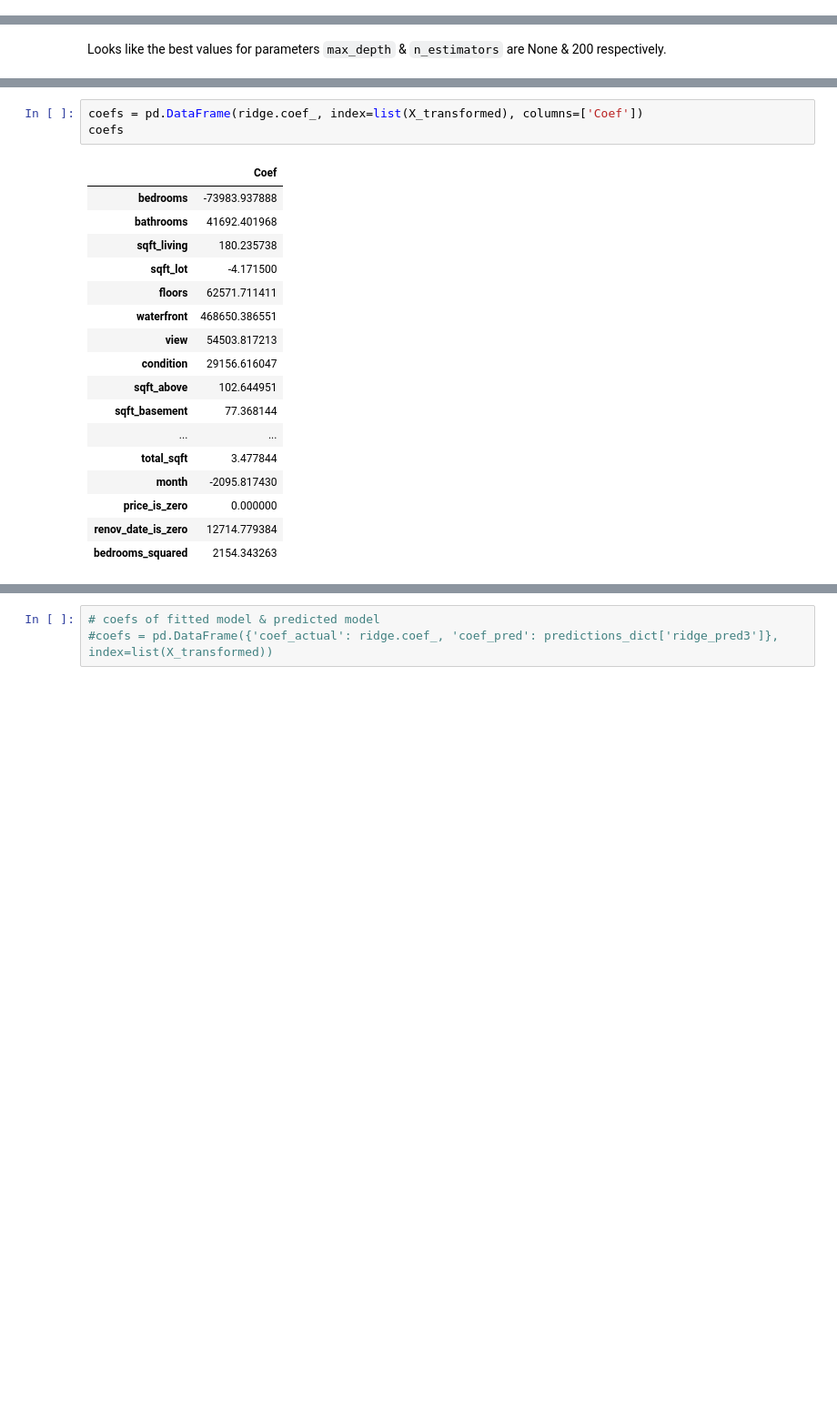
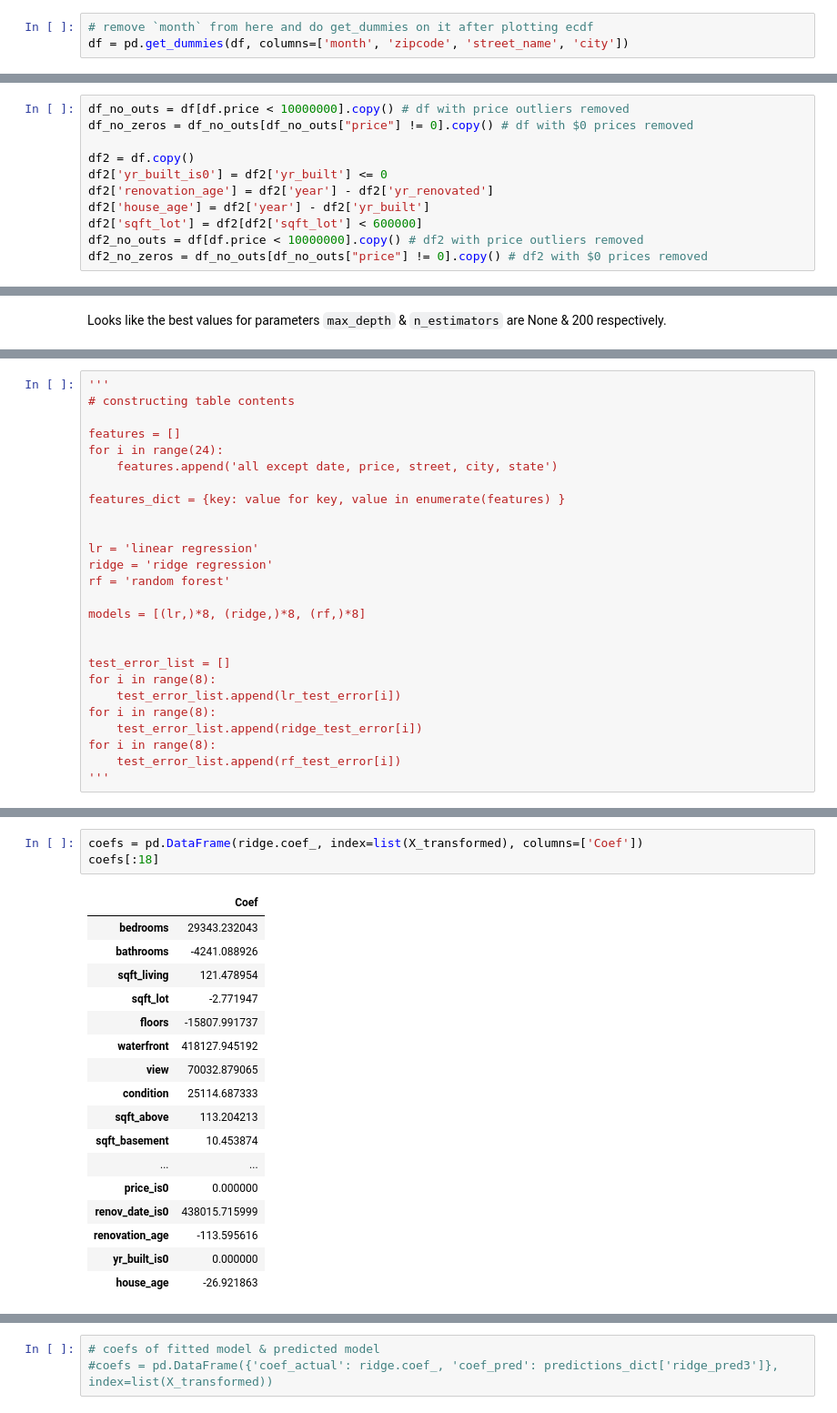
Before and after one commit to hmseyoum/Capstone-Project-1, a Jupyter notebook: Data Modeling.ipynb, the cells around one changed output, grey strips where cells are left out. Shown at 91% size. Drawn from its saved outputs; the diff is of its cells as text; blank space fills up the shorter version.

```diff
--- a/Data Modeling.ipynb
+++ b/Data Modeling.ipynb
@@ -84,0 +69,3 @@ df_no_zeros = df_no_outs[df_no_outs["price"] != 0].copy()
+# %%
+# remove `month` from here and do get_dummies on it after plotting ecdf
+df = pd.get_dummies(df, columns=['month', 'zipcode', 'street_name', 'city'])
@@ -85,3 +84,14 @@ df_no_zeros = df_no_outs[df_no_outs["price"] != 0].copy()
+# %%
+df_no_outs = df[df.price < 10000000].copy() # df with price outliers removed
+df_no_zeros = df_no_outs[df_no_outs["price"] != 0].copy() # df with $0 prices removed
+
+df2 = df.copy()
+df2['yr_built_is0'] = df2['yr_built'] <= 0
+df2['renovation_age'] = df2['year'] - df2['yr_renovated']
+df2['house_age'] = df2['year'] - df2['yr_built']
+df2['sqft_lot'] = df2[df2['sqft_lot'] < 600000]
+df2_no_outs = df[df.price < 10000000].copy() # df2 with price outliers removed
+df2_no_zeros = df_no_outs[df_no_outs["price"] != 0].copy() # df2 with $0 prices removed
 # %% [markdown]
 ## Statistical Data Analysis
 # %%
@@ -386,0 +403,26 @@ for sets in train_test_dicts:
+# %%
+'''
+# constructing table contents
+
+features = []
+for i in range(24):
+    features.append('all except date, price, street, city, state')
+
+features_dict = {key: value for key, value in enumerate(features) }
+
+
+lr = 'linear regression'
+ridge = 'ridge regression'
+rf = 'random forest'
+
+models = [(lr,)*8, (ridge,)*8, (rf,)*8]
+
+
+test_error_list = []
+for i in range(8):
+    test_error_list.append(lr_test_error[i])
+for i in range(8):
+    test_error_list.append(ridge_test_error[i])
+for i in range(8):
+    test_error_list.append(rf_test_error[i])
+'''
@@ -451,21 +487,21 @@ The coefficient of the term represents the change in the mean response for one u
 # %%
 coefs = pd.DataFrame(ridge.coef_, index=list(X_transformed), columns=['Coef'])
-coefs
+coefs[:18]
 # %% [output]
 |  | Coef |
-| bedrooms | -73983.937888 |
-| bathrooms | 41692.401968 |
-| sqft_living | 180.235738 |
-| sqft_lot | -4.171500 |
-| floors | 62571.711411 |
-| waterfront | 468650.386551 |
-| view | 54503.817213 |
-| condition | 29156.616047 |
-| sqft_above | 102.644951 |
-| sqft_basement | 77.368144 |
+| bedrooms | 29343.232043 |
+| bathrooms | -4241.088926 |
+| sqft_living | 121.478954 |
+| sqft_lot | -2.771947 |
+| floors | -15807.991737 |
+| waterfront | 418127.945192 |
+| view | 70032.879065 |
+| condition | 25114.687333 |
+| sqft_above | 113.204213 |
+| sqft_basement | 10.453874 |
 | ... | ... |
-| total_sqft | 3.477844 |
-| month | -2095.817430 |
-| price_is_zero | 0.000000 |
-| renov_date_is_zero | 12714.779384 |
-| bedrooms_squared | 2154.343263 |
+| price_is0 | 0.000000 |
+| renov_date_is0 | 438015.715999 |
+| renovation_age | -113.595616 |
+| yr_built_is0 | 0.000000 |
+| house_age | -26.921863 |
```
Also changed, not shown: parts of 49 cells of this notebook.
